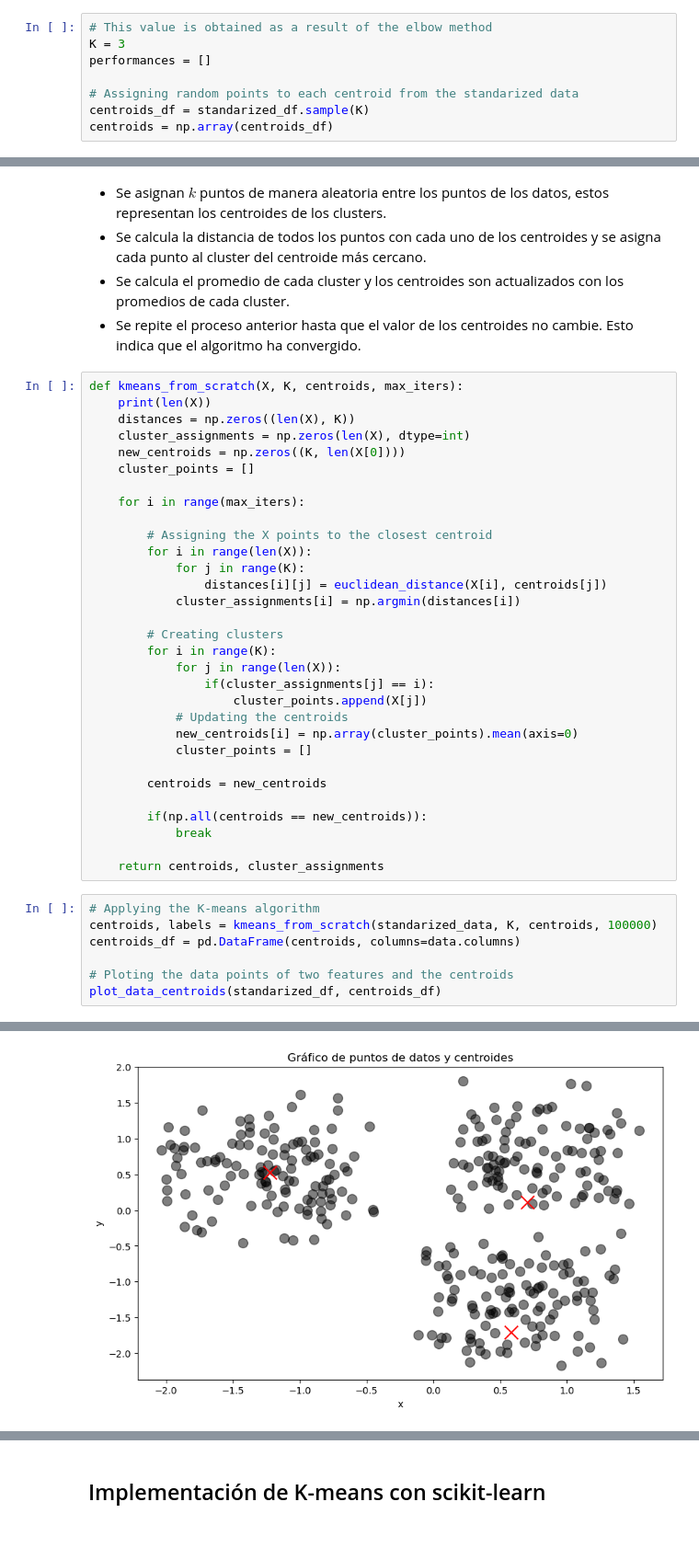
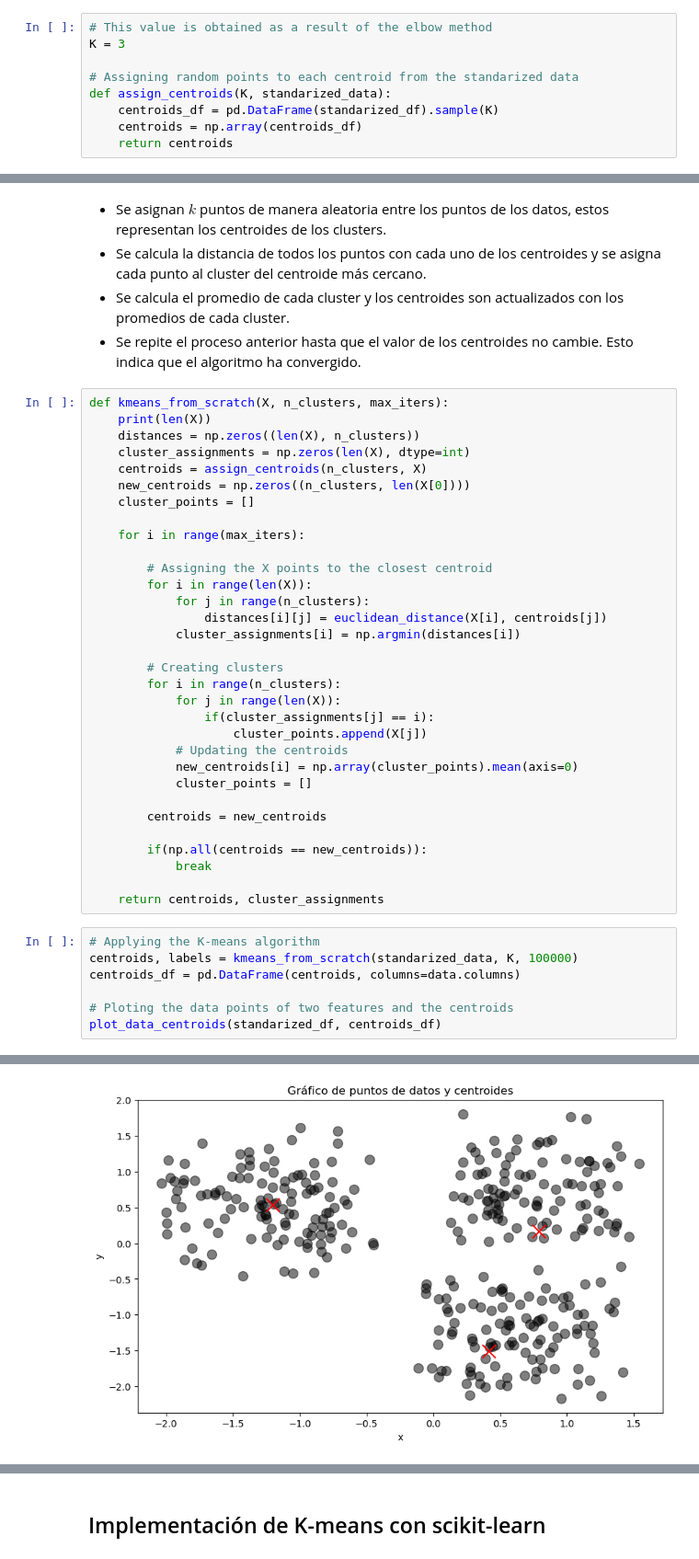
Before and after one commit to MonicaCabanas23/artificial-intelligence-course, a Jupyter notebook: Tareas/k-means-homework/Clustering_Homework.ipynb, the cells around one changed output, grey strips where cells are left out. Shown at 92% size. Saved outputs shown, nothing was run; the diff lists cells and outputs as text.

```diff
--- a/Tareas/k-means-homework/Clustering_Homework.ipynb
+++ b/Tareas/k-means-homework/Clustering_Homework.ipynb
@@ -112,11 +113,12 @@ Uno de los primeros pasos para ejecutar el algoritmo de K-means es inicializar l
 # %%
 # This value is obtained as a result of the elbow method
 K = 3
-performances = []
 
 # Assigning random points to each centroid from the standarized data
-centroids_df = standarized_df.sample(K)
-centroids = np.array(centroids_df)
+def assign_centroids(K, standarized_data):
+    centroids_df = pd.DataFrame(standarized_df).sample(K)
+    centroids = np.array(centroids_df)
+    return centroids
 # %%
 # Function to plot the data points of two features and the centroids
 def plot_data_centroids(data, centroids):
@@ -162,23 +164,24 @@ Este consiste en lo siguiente:
 * Se calcula el promedio de cada cluster y los centroides son actualizados con los promedios de cada cluster.
 * Se repite el proceso anterior hasta que el valor de los centroides no cambie. Esto indica que el algoritmo ha convergido.
 # %%
-def kmeans_from_scratch(X, K, centroids, max_iters):
+def kmeans_from_scratch(X, n_clusters, max_iters):
     print(len(X))
-    distances = np.zeros((len(X), K))
+    distances = np.zeros((len(X), n_clusters))
     cluster_assignments = np.zeros(len(X), dtype=int)
-    new_centroids = np.zeros((K, len(X[0])))
+    centroids = assign_centroids(n_clusters, X)
+    new_centroids = np.zeros((n_clusters, len(X[0])))
     cluster_points = []
 
     for i in range(max_iters):
 
         # Assigning the X points to the closest centroid
         for i in range(len(X)):
-            for j in range(K):
+            for j in range(n_clusters):
                 distances[i][j] = euclidean_distance(X[i], centroids[j])
             cluster_assignments[i] = np.argmin(distances[i])
 
         # Creating clusters
-        for i in range(K):
+        for i in range(n_clusters):
             for j in range(len(X)):
                 if(cluster_assignments[j] == i):
                     cluster_points.append(X[j])
@@ -194,11 +197,11 @@ def kmeans_from_scratch(X, K, centroids, max_iters):
     return centroids, cluster_assignments
 # %%
 # Applying the K-means algorithm
-centroids, labels = kmeans_from_scratch(standarized_data, K, centroids, 100000)
+centroids, labels = kmeans_from_scratch(standarized_data, K, 100000)
 centroids_df = pd.DataFrame(centroids, columns=data.columns)
 
 # Ploting the data points of two features and the centroids
 plot_data_centroids(standarized_df, centroids_df)
 # %% [output]
 336
-[figure, old version]
+[figure, new version]
```
Also changed, not shown: parts of 18 cells of this notebook.
